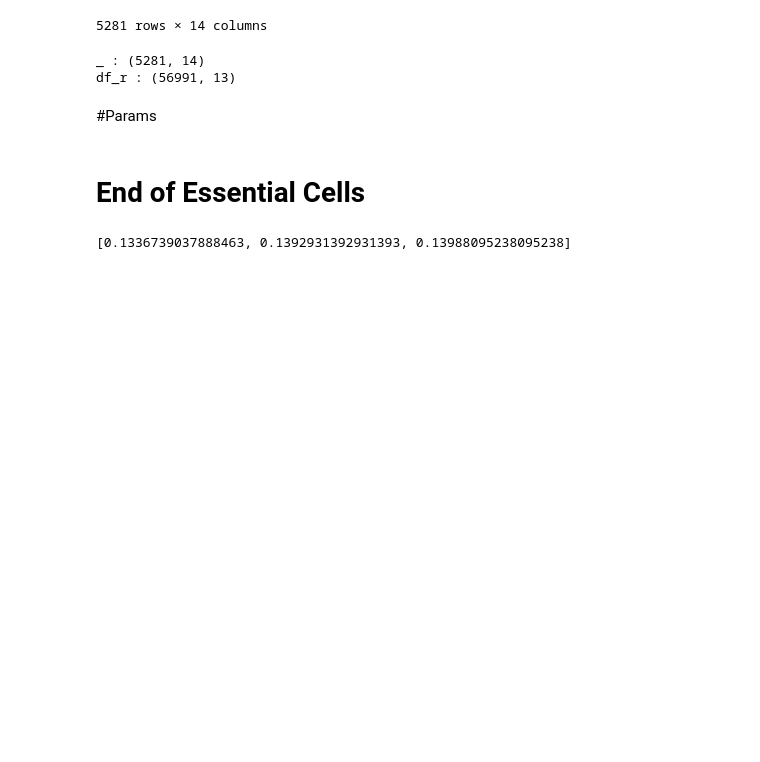
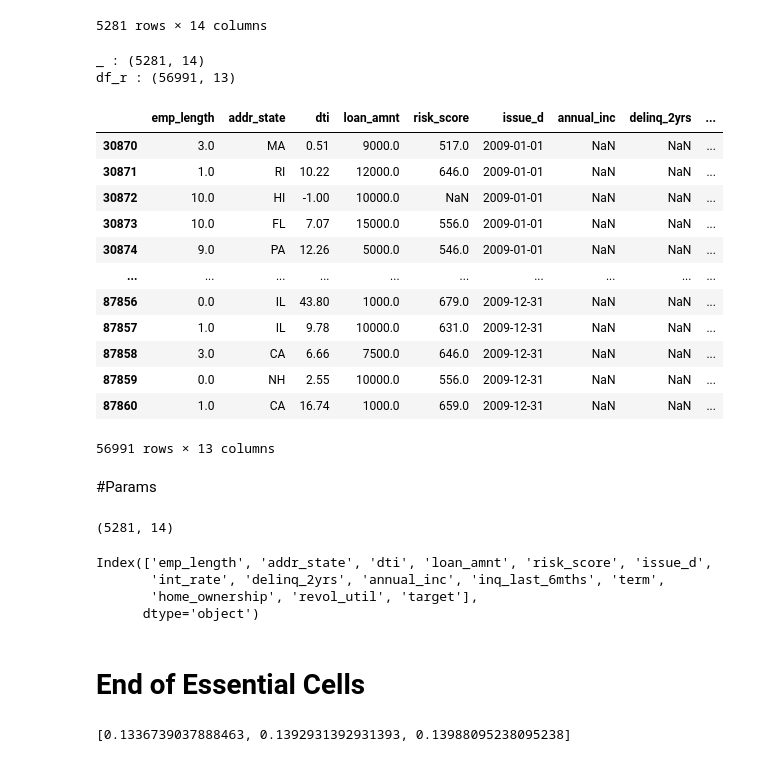
Before and after one commit to hiaac-finance/credit_pipeline, a Jupyter notebook: examples/Model_Pipeline_Functions_Pessoal_V24_Data_LC.ipynb, the cells around one changed output. Saved outputs shown, nothing was run; the diff lists cells and outputs as text; code cells hidden in the pictures; blank space fills up the shorter version.

Commit message:
last changes beforedissertation writting

```diff
--- a/examples/Model_Pipeline_Functions_Pessoal_V24_Data_LC.ipynb
+++ b/examples/Model_Pipeline_Functions_Pessoal_V24_Data_LC.ipynb
@@ -291,11 +345,38 @@ dex.get_shapes(df_a, df_r)
 # %% [output]
 _ : (5281, 14)
 df_r : (56991, 13)
+# %%
+df_r
+# %% [output]
+|  | emp_length | addr_state | dti | loan_amnt | risk_score | issue_d | annual_inc | delinq_2yrs | ... |
+| 30870 | 3.0 | MA | 0.51 | 9000.0 | 517.0 | 2009-01-01 | NaN | NaN | ... |
+| 30871 | 1.0 | RI | 10.22 | 12000.0 | 646.0 | 2009-01-01 | NaN | NaN | ... |
+| 30872 | 10.0 | HI | -1.00 | 10000.0 | NaN | 2009-01-01 | NaN | NaN | ... |
+| 30873 | 10.0 | FL | 7.07 | 15000.0 | 556.0 | 2009-01-01 | NaN | NaN | ... |
+| 30874 | 9.0 | PA | 12.26 | 5000.0 | 546.0 | 2009-01-01 | NaN | NaN | ... |
+| ... | ... | ... | ... | ... | ... | ... | ... | ... | ... |
+| 87856 | 0.0 | IL | 43.80 | 1000.0 | 679.0 | 2009-12-31 | NaN | NaN | ... |
+| 87857 | 1.0 | IL | 9.78 | 10000.0 | 631.0 | 2009-12-31 | NaN | NaN | ... |
+| 87858 | 3.0 | CA | 6.66 | 7500.0 | 646.0 | 2009-12-31 | NaN | NaN | ... |
+| 87859 | 0.0 | NH | 2.55 | 10000.0 | 556.0 | 2009-12-31 | NaN | NaN | ... |
+| 87860 | 1.0 | CA | 16.74 | 1000.0 | 659.0 | 2009-12-31 | NaN | NaN | ... |
+56991 rows × 13 columns
 # %%
 check_acp = df_a.copy()
 check_rej = df_r.copy()
 # %% [markdown]
 #Params
+# %%
+df_a.shape
+# %% [output]
+(5281, 14)
+# %%
+df_a.columns
+# %% [output]
+Index(['emp_length', 'addr_state', 'dti', 'loan_amnt', 'risk_score', 'issue_d',
+       'int_rate', 'delinq_2yrs', 'annual_inc', 'inq_last_6mths', 'term',
+       'home_ownership', 'revol_util', 'target'],
+      dtype='object')
 # %%
 params_dict = ri.params_dict
 # %%
```
Also changed, not shown: parts of 10 cells of this notebook, 11 other files.
